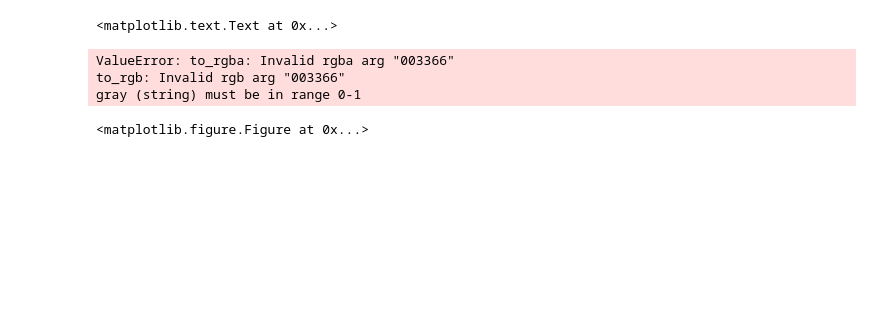
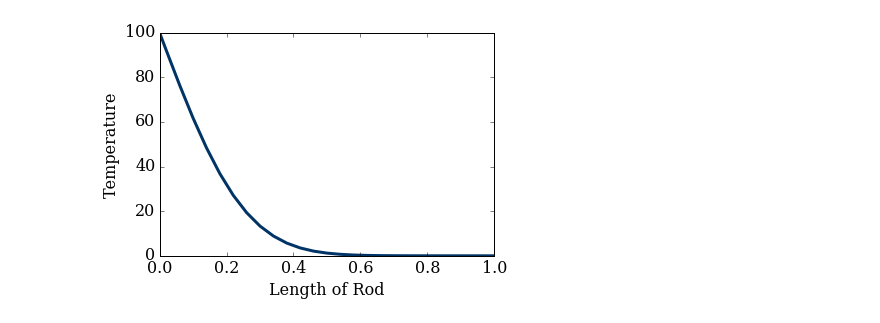
Before and after one commit to james901004/6286, a Jupyter notebook: Module_4-1.ipynb, the cells around one changed output. Drawn from its saved outputs; the diff is of its cells as text; code cells hidden in the pictures; blank space fills up the shorter version.

```diff
--- a/Module_4-1.ipynb
+++ b/Module_4-1.ipynb
@@ -26,12 +30,8 @@ dt = sigma*dx*dx/alpha
 T = ftcs(Ti.copy(), nt, dt, dx, alpha)
 # %%
-pyplot.plot(numpy.linspace(0,1,nx), T, color='003366', ls='-', lw=3)
+pyplot.plot(numpy.linspace(0,1,nx), T, color='#003366', ls='-', lw=3)
 pyplot.ylim(0,100)
 pyplot.xlabel('Length of Rod')
-pyplot.ylabel('Temperature')
+pyplot.ylabel('Temperature');
 # %% [output]
-<matplotlib.text.Text at 0x...>
-ValueError: to_rgba: Invalid rgba arg "003366"
-to_rgb: Invalid rgb arg "003366"
-gray (string) must be in range 0-1
-<matplotlib.figure.Figure at 0x...>
+[figure, added]
```
Also changed, not shown: parts of 8 cells of this notebook, 2 other files.
